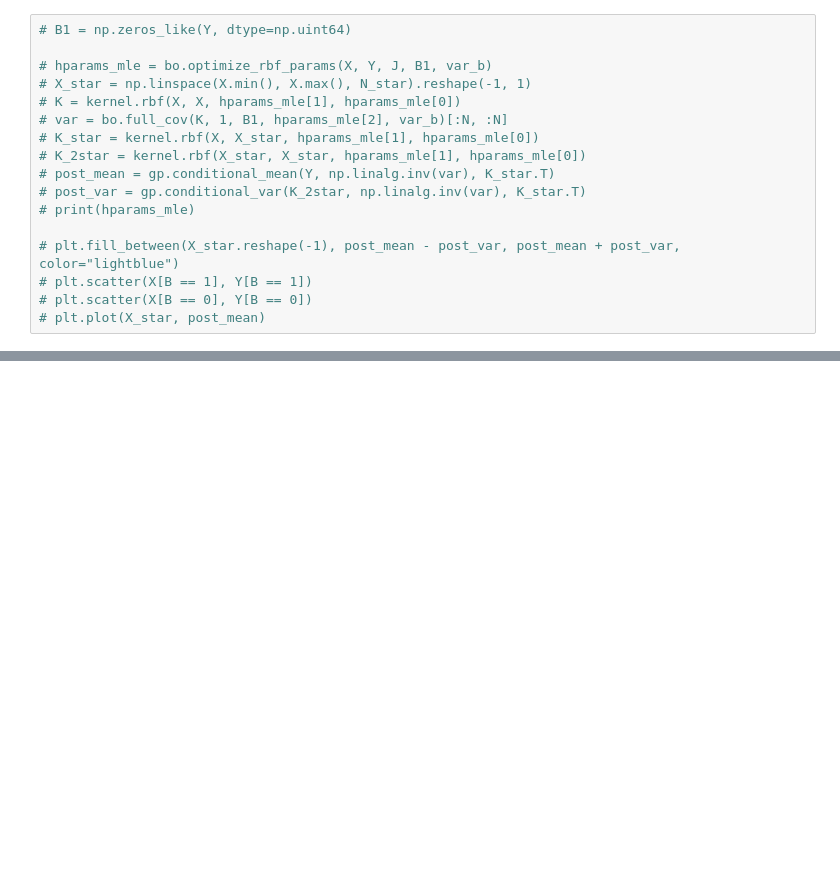
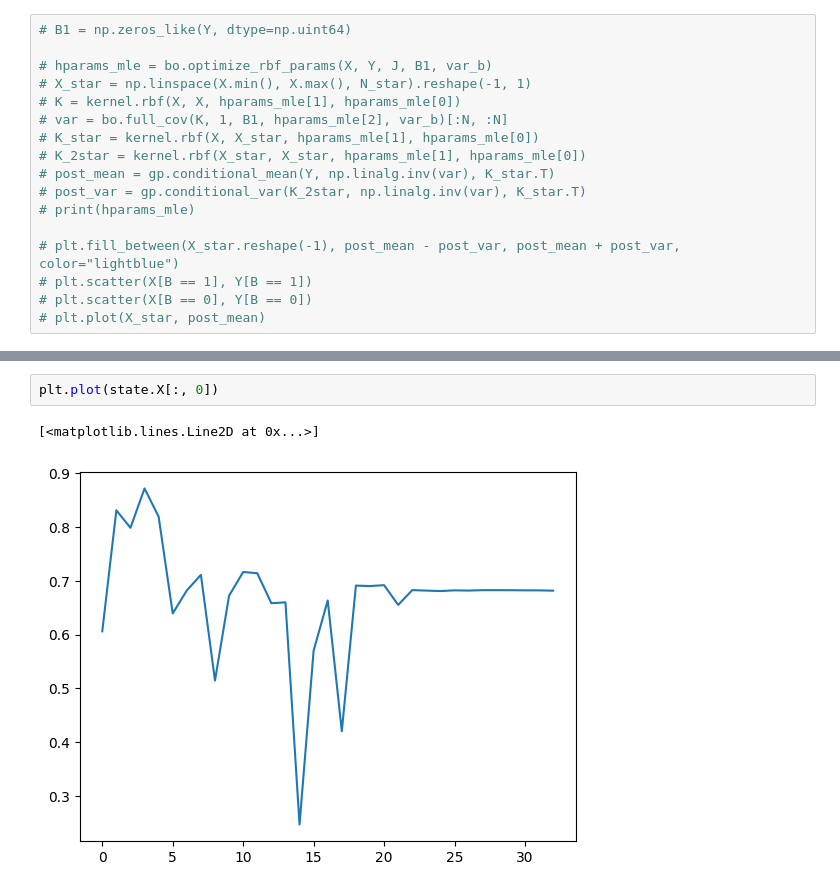
Before and after one commit to Stevenjin8/mug-cakes, a Jupyter notebook: notebooks/test-gp.ipynb, the cells around one changed output, grey strips where cells are left out. Drawn from its saved outputs; the diff is of its cells as text; blank space fills up the shorter version.

```diff
--- a/notebooks/test-gp.ipynb
+++ b/notebooks/test-gp.ipynb
@@ -235,0 +262,5 @@ plt.plot(X_star[:,0], eis)
+# %%
+plt.plot(state.X[:, 0])
+# %% [output]
+[<matplotlib.lines.Line2D at 0x...>]
+[figure, added]
```
Also changed, not shown: parts of 17 cells of this notebook, 30 other files.
